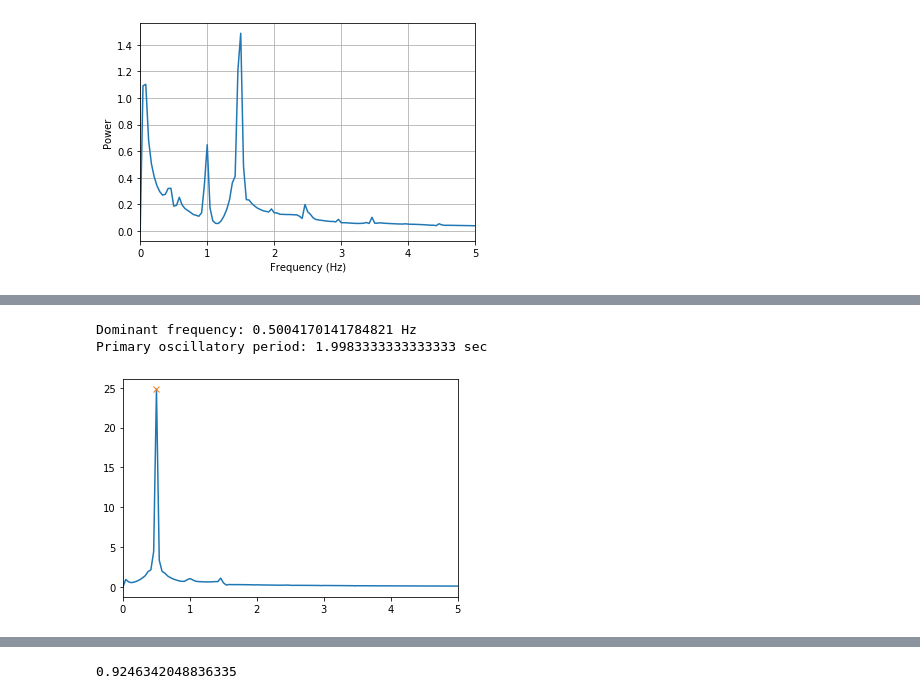
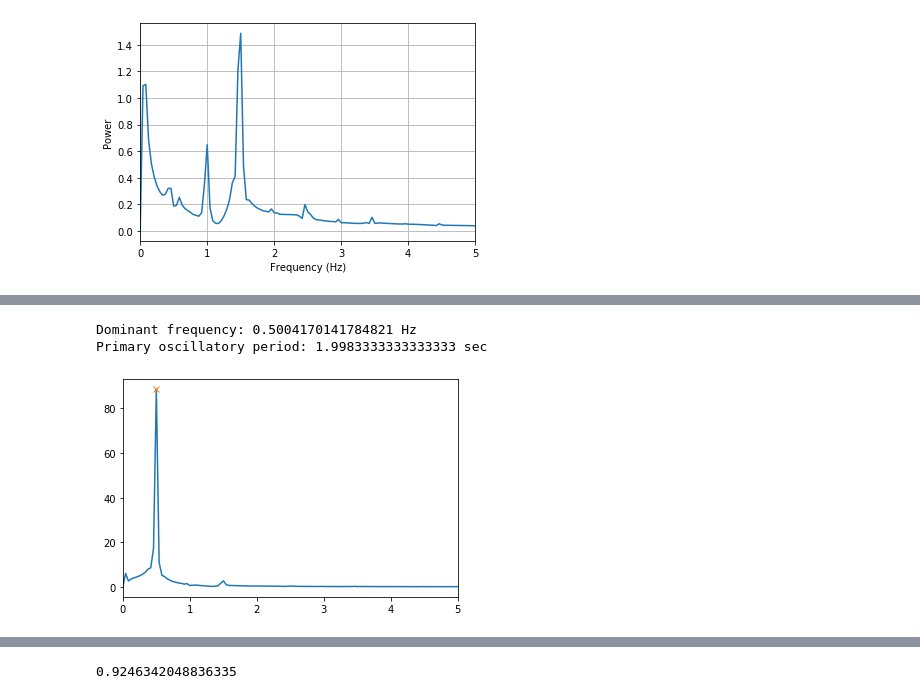
Before and after one commit to sjonany/c-elegans-interactome-analysis, a Jupyter notebook: milestone_oscillation.ipynb, the cells around one changed output, grey strips where cells are left out. Drawn from its saved outputs; the diff is of its cells as text; code cells hidden in the pictures.

```diff
--- a/milestone_oscillation.ipynb
+++ b/milestone_oscillation.ipynb
@@ -109,26 +65,28 @@ Primary oscillatory periods in seconds: [1.99833333 0.70529412 0.68514286 0.6310
 # %%
+from util.analysis_util import *
+
 # find single dominant peak of fft and compute oscillatory period
 t = 0.01
-projected = np.row_stack(projected_X[:, 1])
+projected = np.row_stack(projected_X[:, 0])
 (pc_fft, pc_fft_freq) = get_fft(projected[:,0], t)
 peak = np.where(pc_fft == np.amax(pc_fft))
 freq_1 = pc_fft_freq[peak]
 
 # plot
 fig, ax = plt.subplots()
 ax.set_xlim(0, 5)
 ax.plot(pc_fft_freq, pc_fft)
 ax.plot(freq_1, pc_fft[peak], "x")
 
 # use util fn
 per_1 = get_dominant_period(projected, t)
 
 print("Dominant frequency: " + str(freq_1[0]) + " Hz")
 print("Primary oscillatory period: " + str(per_1) + " sec")
 # %% [output]
 Dominant frequency: 0.5004170141784821 Hz
 Primary oscillatory period: 1.9983333333333333 sec
-[figure, old version]
+[figure, new version]
 # %%
 from mpl_toolkits import mplot3d
 
```
Also changed, not shown: parts of 7 cells of this notebook.
